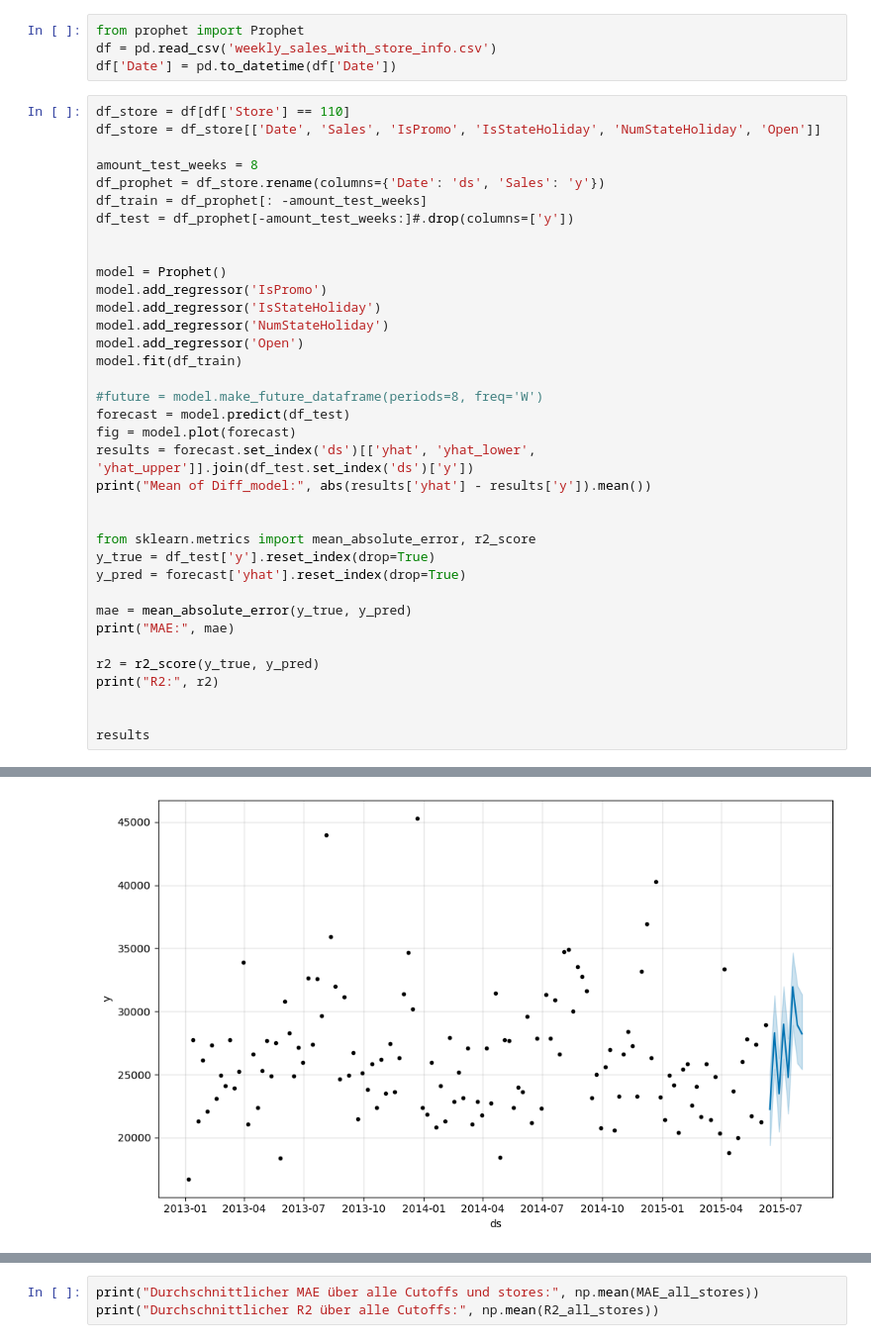
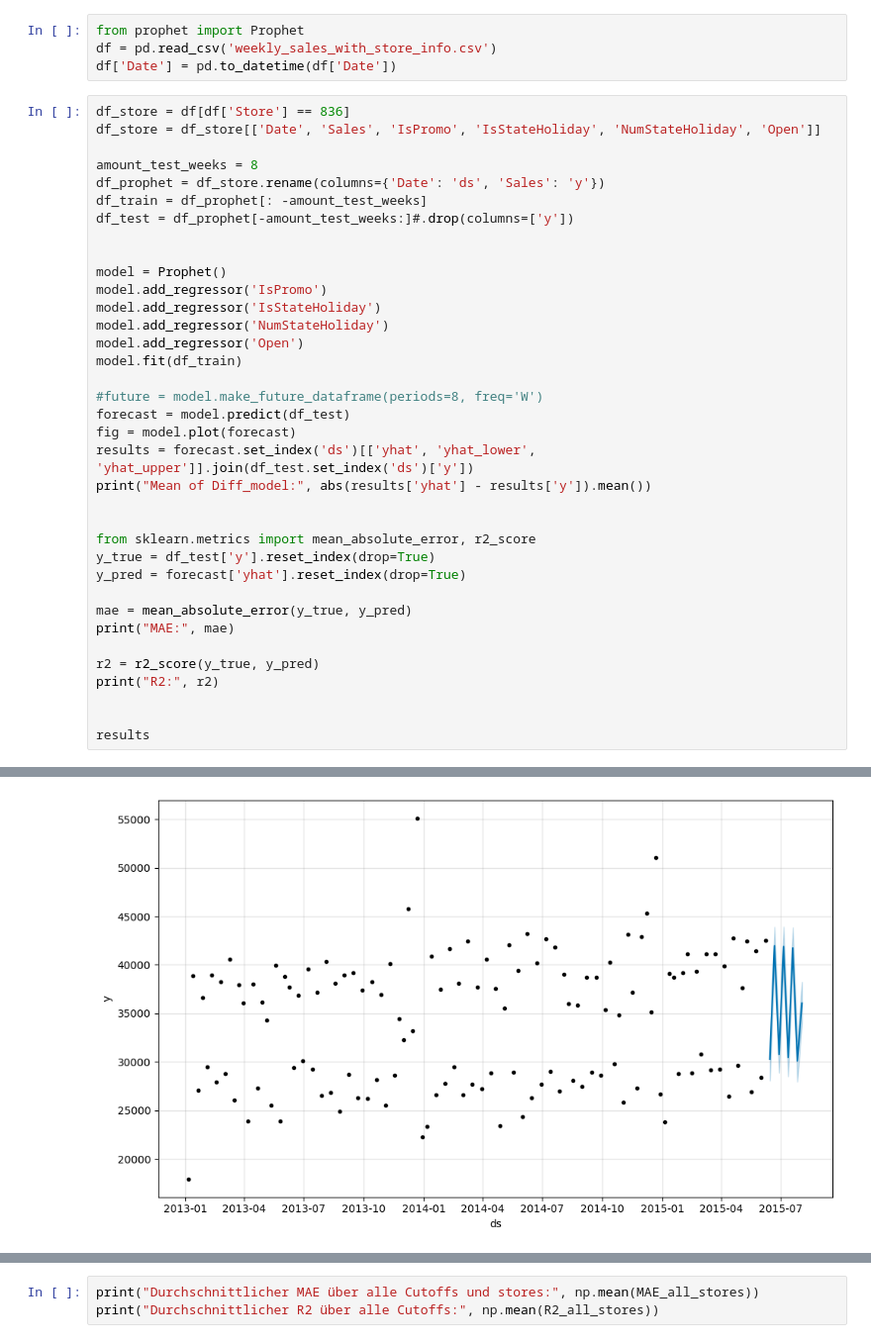
Before and after one commit to Dsite42/Capstone_Project_Rossmann, a Jupyter notebook: Capstone Projekt Rossmann - Predictive Modeling.ipynb, the cells around one changed output, grey strips where cells are left out. Shown at 99% size. Drawn from its saved outputs; the diff is of its cells as text.

```diff
--- a/Capstone Projekt Rossmann - Predictive Modeling.ipynb
+++ b/Capstone Projekt Rossmann - Predictive Modeling.ipynb
@@ -855,7 +861,7 @@ from prophet import Prophet
 df = pd.read_csv('weekly_sales_with_store_info.csv')
 df['Date'] = pd.to_datetime(df['Date'])
 # %%
-df_store = df[df['Store'] == 110]
+df_store = df[df['Store'] == 836]
 df_store = df_store[['Date', 'Sales', 'IsPromo', 'IsStateHoliday', 'NumStateHoliday', 'Open']]
 
 amount_test_weeks = 8
@@ -909,2 +915,2 @@ R2: 0.6646236700537674
-[figure, old version]
+[figure, new version]
 # %%
```
Also changed, not shown: parts of 10 cells of this notebook, 2 other files.
